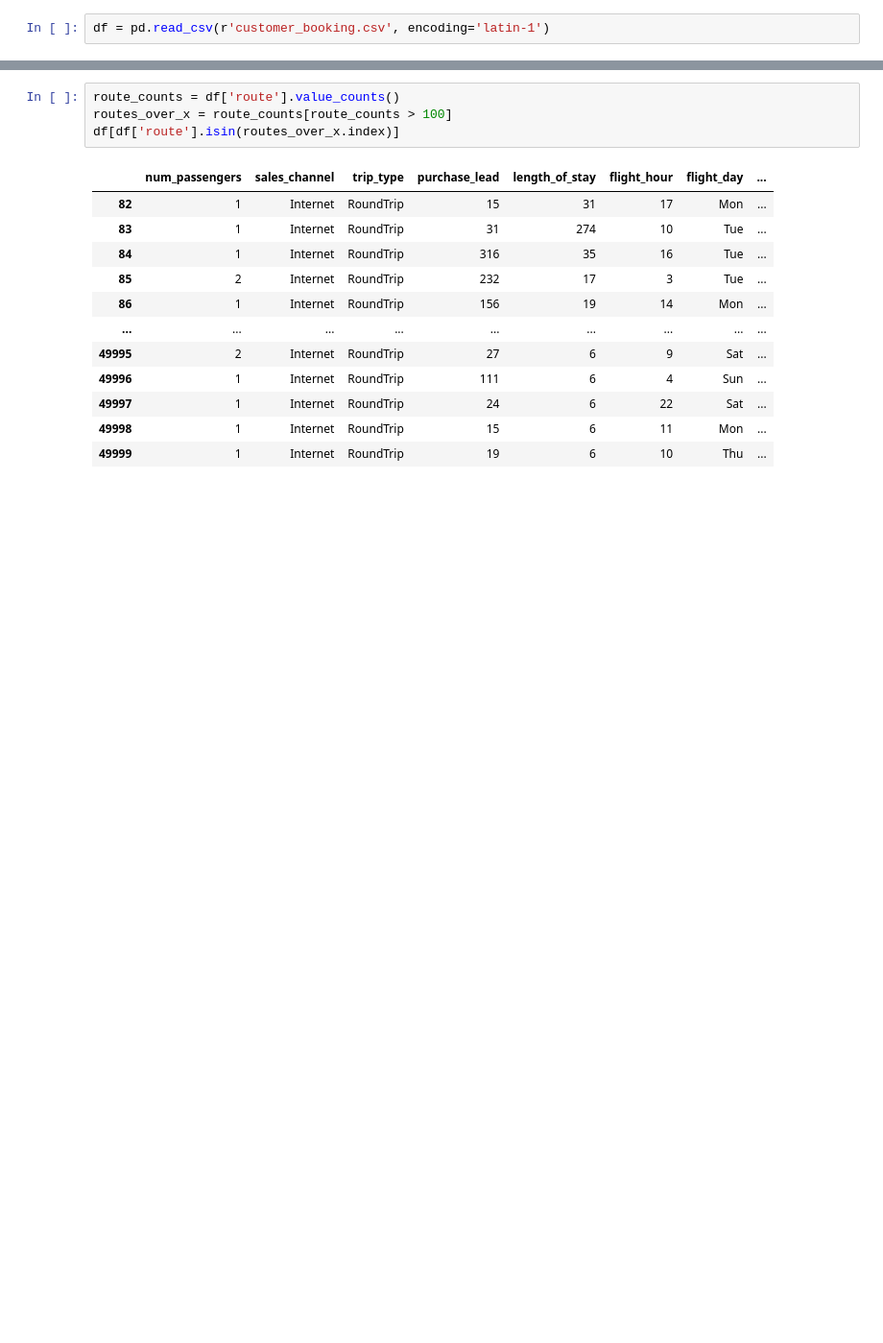
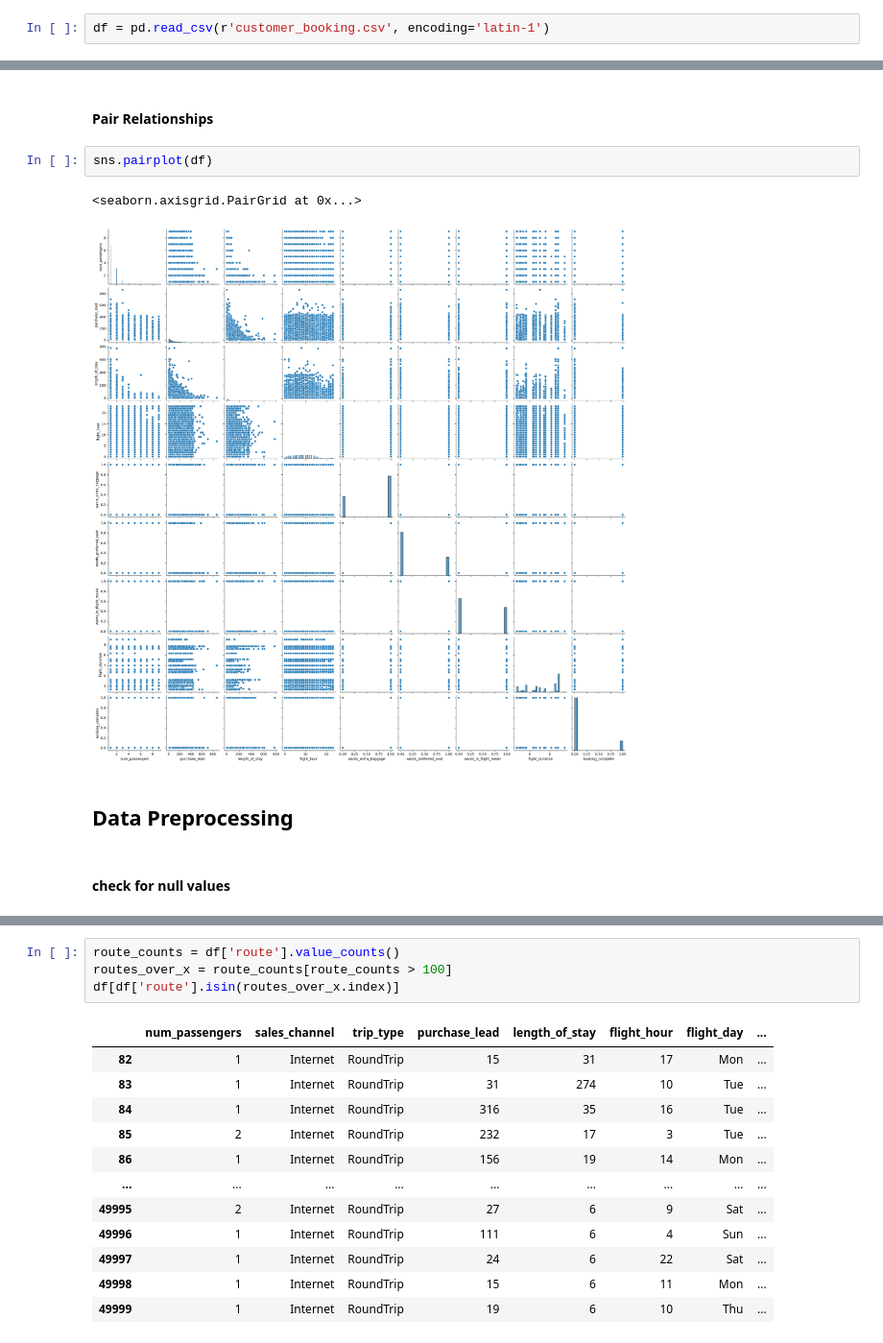
Before and after one commit to Alec12/data-science-secondary-projects, a Jupyter notebook: Data-Model-Portfolio/Oceania-Airlines-Bookings/model_building.ipynb, the cells around one changed output, grey strips where cells are left out. Shown at 96% size. Cells and saved outputs as stored; diff of their text form; blank space fills up the shorter version.

```diff
--- a/Data-Model-Portfolio/Oceania-Airlines-Bookings/model_building.ipynb
+++ b/Data-Model-Portfolio/Oceania-Airlines-Bookings/model_building.ipynb
@@ -7,0 +78,11 @@ df = pd.read_csv(r'customer_booking.csv', encoding='latin-1')
+# %% [markdown]
+#### Pair Relationships
+# %%
+sns.pairplot(df)
+# %% [output]
+<seaborn.axisgrid.PairGrid at 0x...>
+[figure, added]
+# %% [markdown]
+## Data Preprocessing
+# %% [markdown]
+#### check for null values
```
Also changed, not shown: parts of 37 cells of this notebook, 2 other files.
